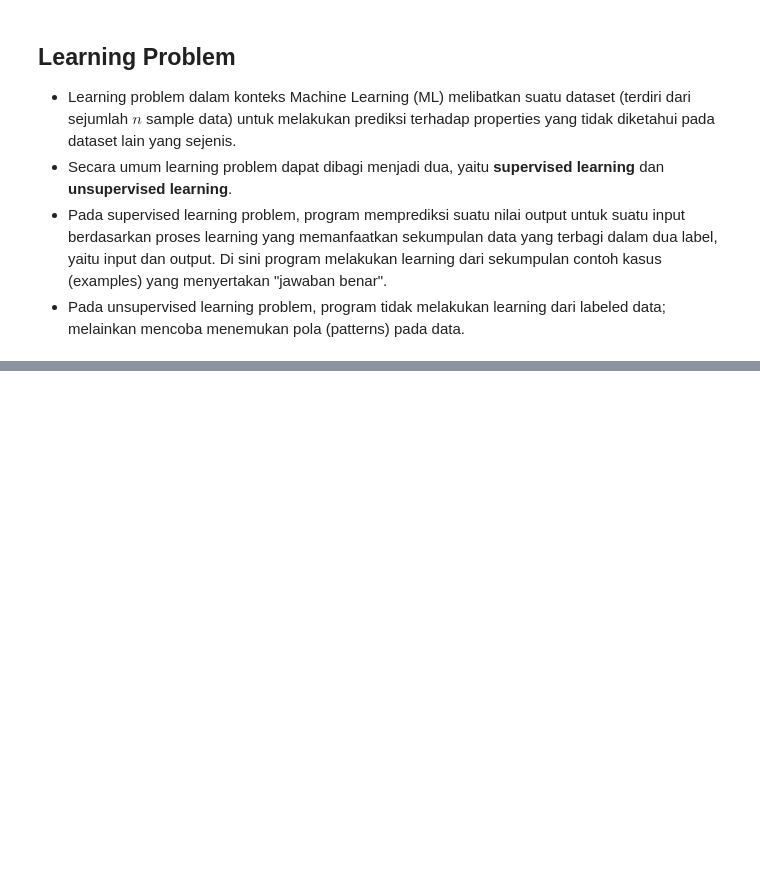
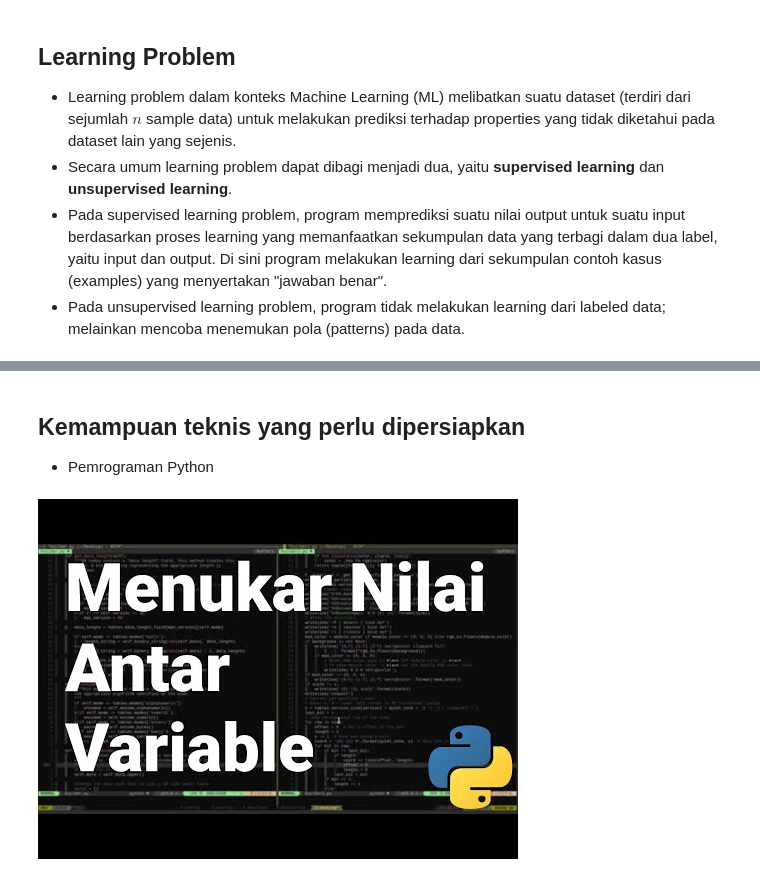
Before and after one commit to boedybios/belajar_scikit_learn, a Jupyter notebook: 01_pengenalan_machine_learning.ipynb, the cells around one changed output, grey strips where cells are left out. Drawn from its saved outputs; the diff is of its cells as text; code cells hidden in the pictures; blank space fills up the shorter version.

```diff
--- a/01_pengenalan_machine_learning.ipynb
+++ b/01_pengenalan_machine_learning.ipynb
@@ -14,0 +41,9 @@
+# %% [markdown]
+## Kemampuan teknis yang perlu dipersiapkan
+
+- Pemrograman Python
+# %%
+from IPython.display import YouTubeVideo
+YouTubeVideo('BHP3J8akr74')
+# %% [output]
+[figure, added]
```
Also changed, not shown: parts of 14 cells of this notebook.
